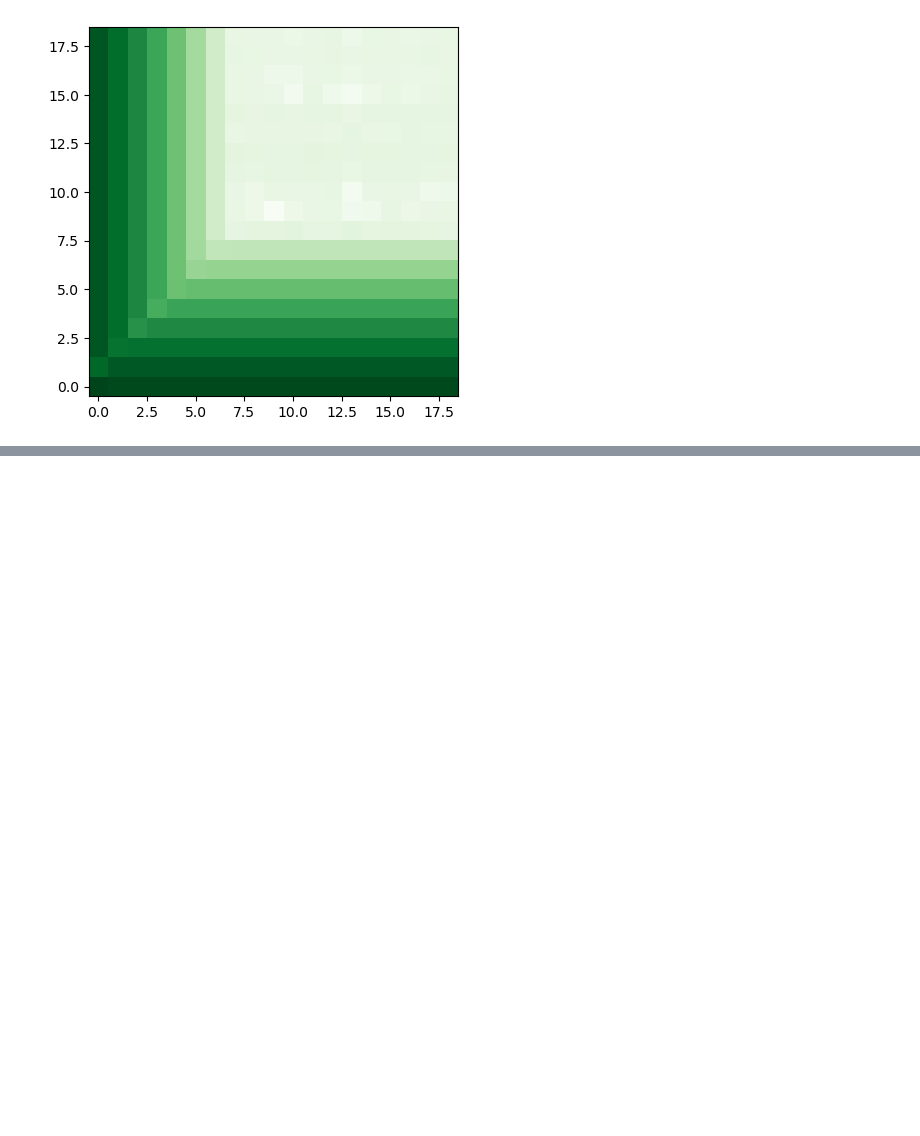
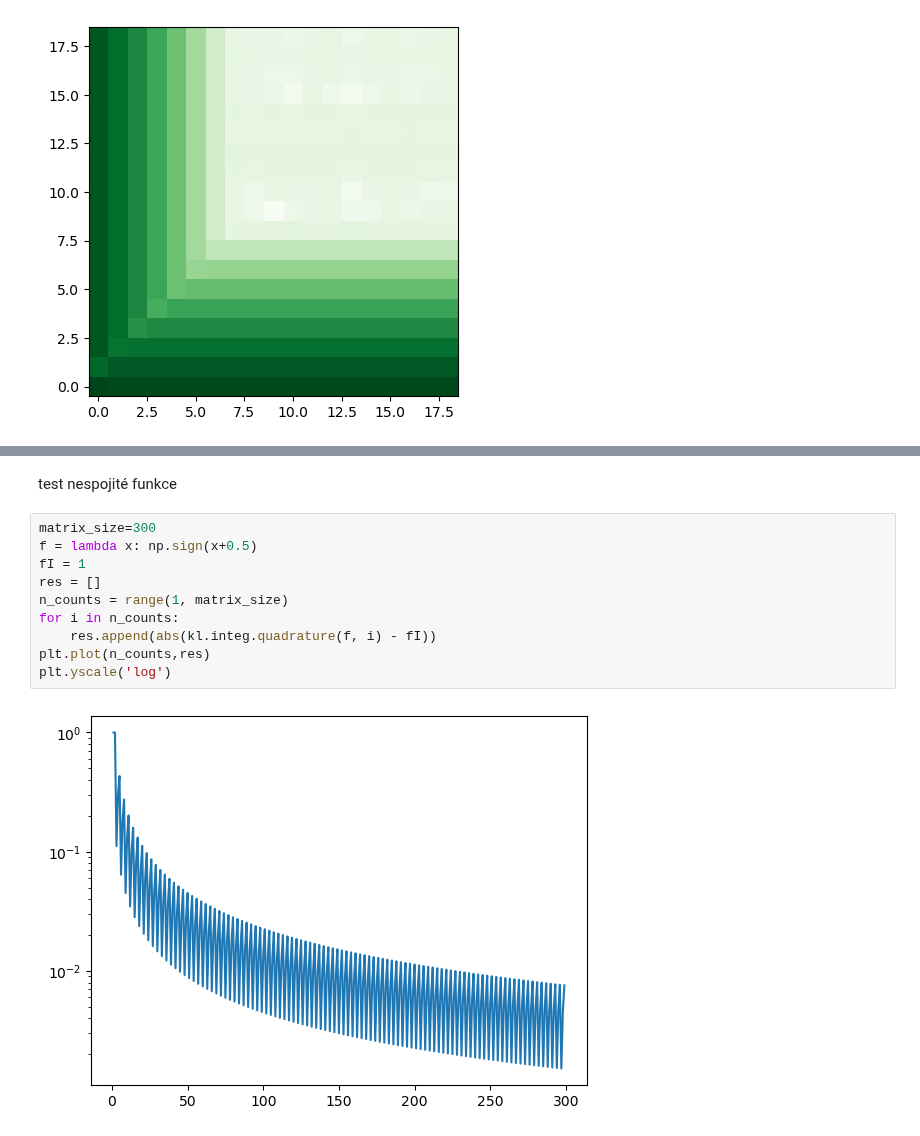
Before and after one commit to SED0280/BakalarkaCode, a Jupyter notebook: Gausova Kvadratura.ipynb, the cells around one changed output, grey strips where cells are left out. Saved outputs shown, nothing was run; the diff lists cells and outputs as text; blank space fills up the shorter version.

```diff
--- a/Gausova Kvadratura.ipynb
+++ b/Gausova Kvadratura.ipynb
@@ -732,0 +268,14 @@ Time graph
+# %% [markdown]
+test nespojité funkce
+# %%
+matrix_size=300
+f = lambda x: np.sign(x+0.5)
+fI = 1
+res = []
+n_counts = range(1, matrix_size)
+for i in n_counts:
+    res.append(abs(kl.integ.quadrature(f, i) - fI))
+plt.plot(n_counts,res)
+plt.yscale('log')
+# %% [output]
+[figure, added]
```
Also changed, not shown: parts of 53 cells of this notebook, 1 other file.
